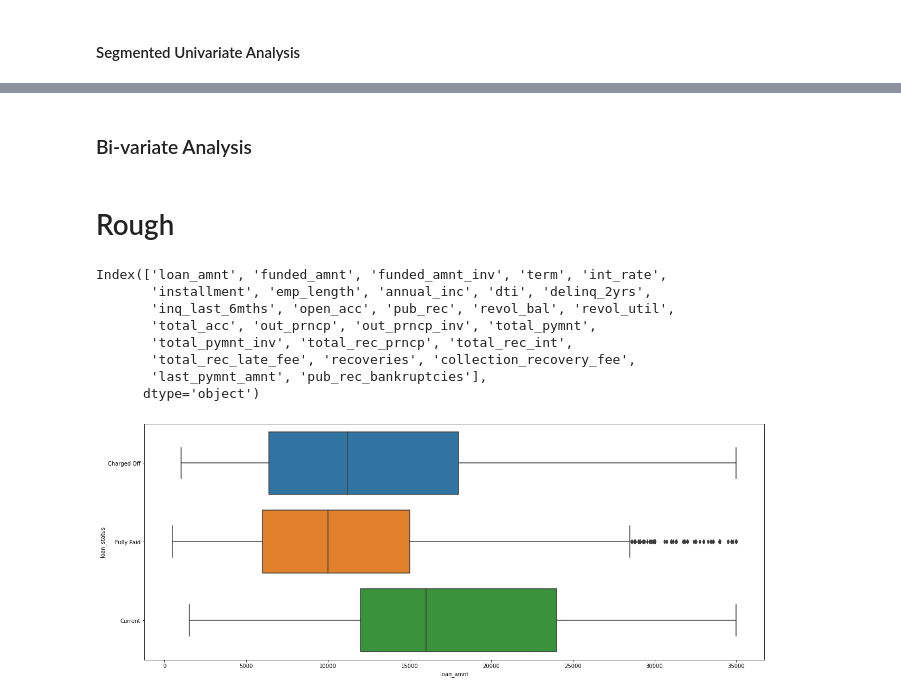
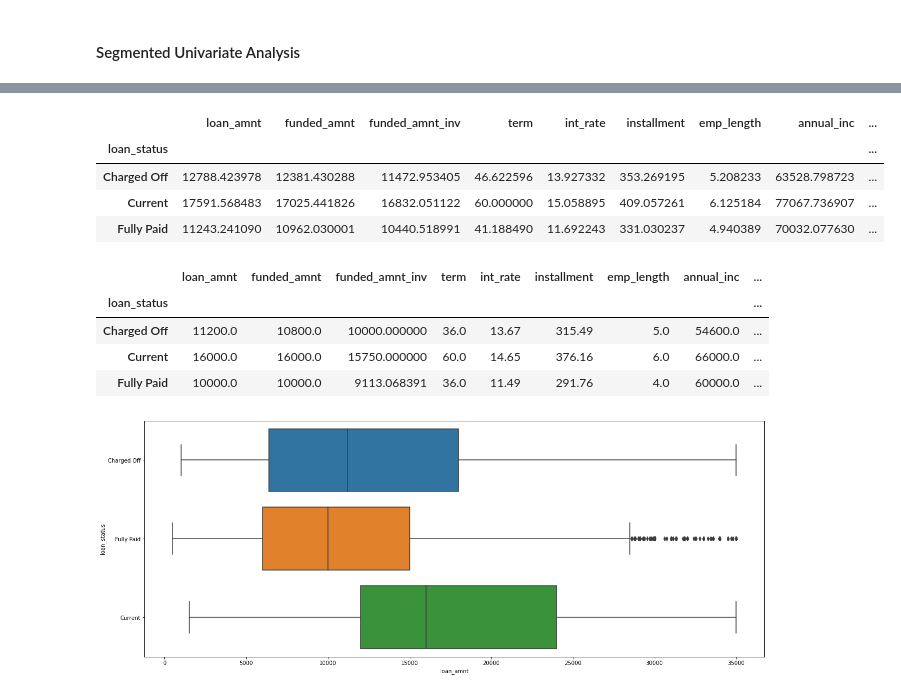
Before and after one commit to krishnajiraoh/upGrad_lending_club_case_study, a Jupyter notebook: EDA_Final.ipynb, the cells around one changed output, grey strips where cells are left out. Drawn from its saved outputs; the diff is of its cells as text; code cells hidden in the pictures.

```diff
--- a/EDA_Final.ipynb
+++ b/EDA_Final.ipynb
@@ -277,2 +270,0 @@ Shape: (24406, 43)
-# %% [markdown]
-### Bi-variate Analysis
@@ -281,17 +271,21 @@ Shape: (24406, 43)
-# %% [markdown]
-# Rough
-# %%
-# continuous col
-continuous_cols
-# %% [output]
-Index(['loan_amnt', 'funded_amnt', 'funded_amnt_inv', 'term', 'int_rate',
-       'installment', 'emp_length', 'annual_inc', 'dti', 'delinq_2yrs',
-       'inq_last_6mths', 'open_acc', 'pub_rec', 'revol_bal', 'revol_util',
-       'total_acc', 'out_prncp', 'out_prncp_inv', 'total_pymnt',
-       'total_pymnt_inv', 'total_rec_prncp', 'total_rec_int',
-       'total_rec_late_fee', 'recoveries', 'collection_recovery_fee',
-       'last_pymnt_amnt', 'pub_rec_bankruptcies'],
-      dtype='object')
+# %%
+grouped_by_loan_status = loan_df.groupby(by="loan_status")
+# %%
+grouped_by_loan_status.mean()
+# %% [output]
+|  | loan_amnt | funded_amnt | funded_amnt_inv | term | int_rate | installment | emp_length | annual_inc | ... |
+| loan_status |  |  |  |  |  |  |  |  | ... |
+| Charged Off | 12788.423978 | 12381.430288 | 11472.953405 | 46.622596 | 13.927332 | 353.269195 | 5.208233 | 63528.798723 | ... |
+| Current | 17591.568483 | 17025.441826 | 16832.051122 | 60.000000 | 15.058895 | 409.057261 | 6.125184 | 77067.736907 | ... |
+| Fully Paid | 11243.241090 | 10962.030001 | 10440.518991 | 41.188490 | 11.692243 | 331.030237 | 4.940389 | 70032.077630 | ... |
+# %%
+grouped_by_loan_status.median()
+# %% [output]
+|  | loan_amnt | funded_amnt | funded_amnt_inv | term | int_rate | installment | emp_length | annual_inc | ... |
+| loan_status |  |  |  |  |  |  |  |  | ... |
+| Charged Off | 11200.0 | 10800.0 | 10000.000000 | 36.0 | 13.67 | 315.49 | 5.0 | 54600.0 | ... |
+| Current | 16000.0 | 16000.0 | 15750.000000 | 60.0 | 14.65 | 376.16 | 6.0 | 66000.0 | ... |
+| Fully Paid | 10000.0 | 10000.0 | 9113.068391 | 36.0 | 11.49 | 291.76 | 4.0 | 60000.0 | ... |
 # %%
 col = "loan_amnt"
 hue = "loan_status"
```
Also changed, not shown: parts of 28 cells of this notebook.
